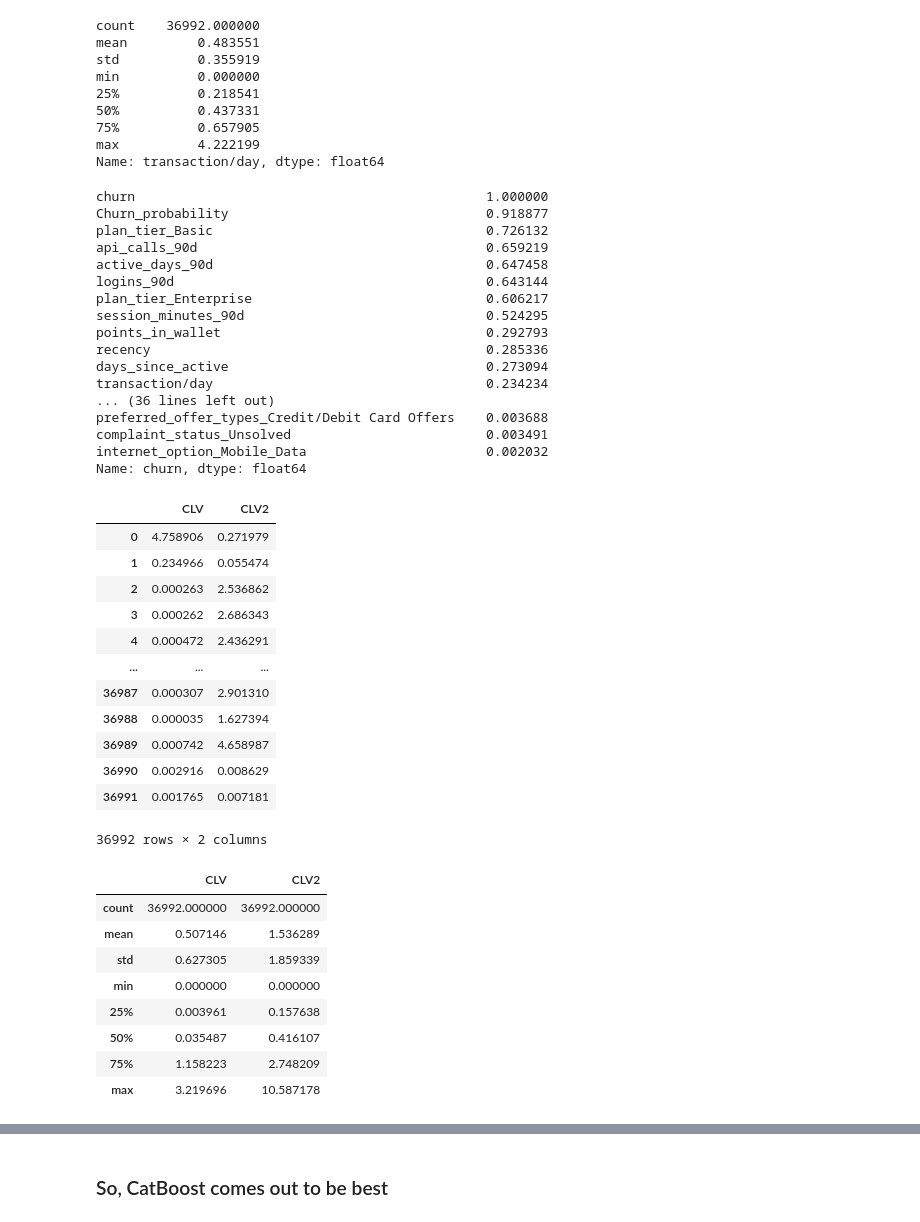
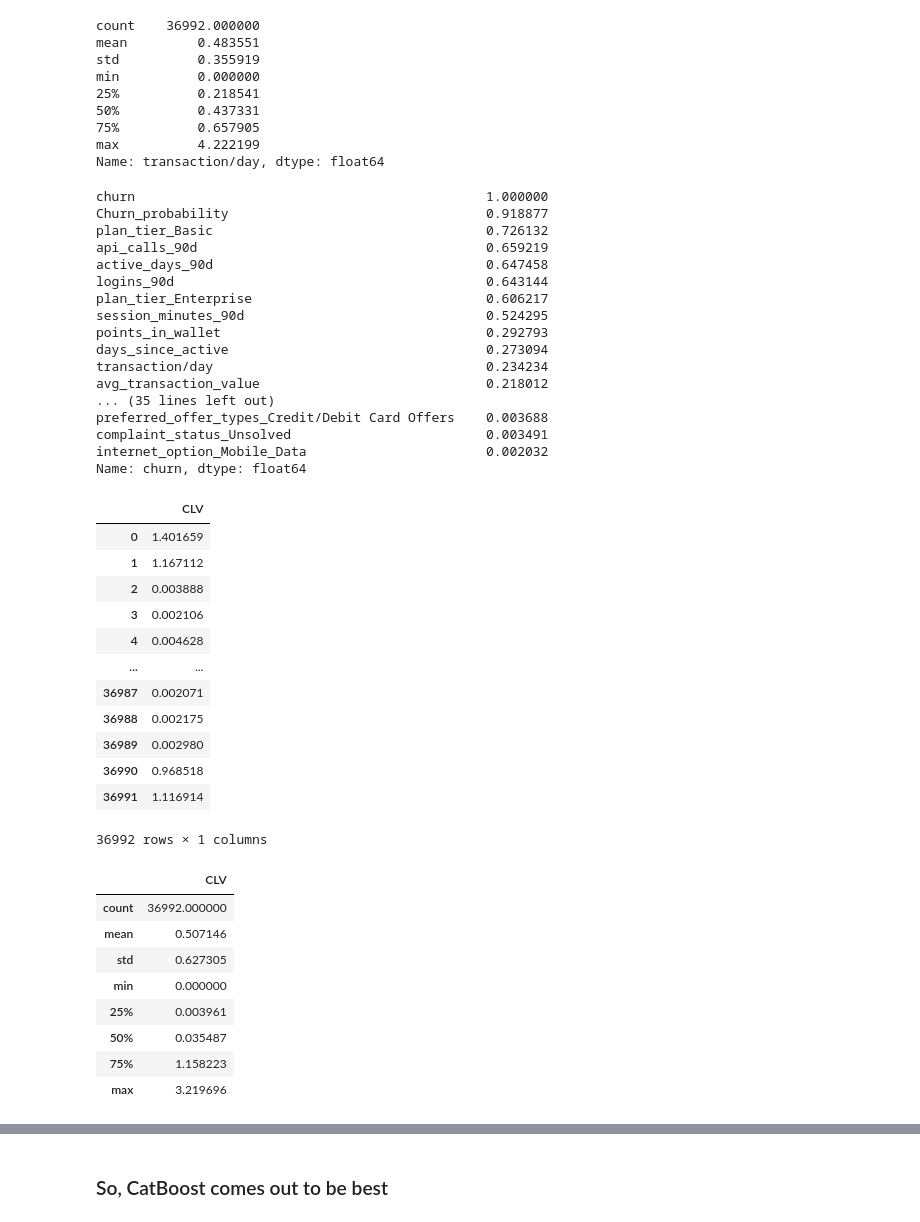
Before and after one commit to akshatsinha2027/Customer-360, a Jupyter notebook: Customer LifeTime Value.ipynb, the cells around one changed output, grey strips where cells are left out. Cells and saved outputs as stored; diff of their text form; code cells hidden in the pictures.

Commit message:
Uploading the Churn Classification & CLV ipynb

```diff
--- a/Customer LifeTime Value.ipynb
+++ b/Customer LifeTime Value.ipynb
@@ -71,5 +73,5 @@ Name: transaction/day, dtype: float64
 # %%
-abs(df_clv.drop(columns=['referral_id','security_no','CLV2','CLV']).corr()['churn']).sort_values(ascending=False)
+abs(df_clv.drop(columns=['referral_id','security_no','CLV']).corr()['churn']).sort_values(ascending=False)
 # %% [output]
 churn                                             1.000000
 Churn_probability                                 0.918877
@@ -80,10 +82,10 @@ logins_90d                                        0.643144
 plan_tier_Enterprise                              0.606217
 session_minutes_90d                               0.524295
 points_in_wallet                                  0.292793
-recency                                           0.285336
 days_since_active                                 0.273094
 transaction/day                                   0.234234
-... (36 lines left out)
+avg_transaction_value                             0.218012
+... (35 lines left out)
 preferred_offer_types_Credit/Debit Card Offers    0.003688
 complaint_status_Unsolved                         0.003491
 internet_option_Mobile_Data                       0.002032
@@ -93,31 +93,31 @@ df_clv['CLV']=(df_clv['avg_frequency_login_days']*df_clv['points_in_wallet']*df_
 # %%
 df_clv['recency']=1/(1+df_clv['days_since_active'])
 # %%
-df_clv[['CLV','CLV2']]
+df_clv[['CLV']]
 # %% [output]
-|  | CLV | CLV2 |
-| 0 | 4.758906 | 0.271979 |
-| 1 | 0.234966 | 0.055474 |
-| 2 | 0.000263 | 2.536862 |
-| 3 | 0.000262 | 2.686343 |
-| 4 | 0.000472 | 2.436291 |
-| ... | ... | ... |
-| 36987 | 0.000307 | 2.901310 |
-| 36988 | 0.000035 | 1.627394 |
-| 36989 | 0.000742 | 4.658987 |
-| 36990 | 0.002916 | 0.008629 |
-| 36991 | 0.001765 | 0.007181 |
+|  | CLV |
+| 0 | 1.401659 |
+| 1 | 1.167112 |
+| 2 | 0.003888 |
+| 3 | 0.002106 |
+| 4 | 0.004628 |
+| ... | ... |
+| 36987 | 0.002071 |
+| 36988 | 0.002175 |
+| 36989 | 0.002980 |
+| 36990 | 0.968518 |
+| 36991 | 1.116914 |
-36992 rows × 2 columns
+36992 rows × 1 columns
 # %%
-df_clv[['CLV','CLV2']].describe()
+df_clv[['CLV']].describe()
 # %% [output]
-|  | CLV | CLV2 |
-| count | 36992.000000 | 36992.000000 |
-| mean | 0.507146 | 1.536289 |
-| std | 0.627305 | 1.859339 |
-| min | 0.000000 | 0.000000 |
-| 25% | 0.003961 | 0.157638 |
-| 50% | 0.035487 | 0.416107 |
-| 75% | 1.158223 | 2.748209 |
-| max | 3.219696 | 10.587178 |
+|  | CLV |
+| count | 36992.000000 |
+| mean | 0.507146 |
+| std | 0.627305 |
+| min | 0.000000 |
+| 25% | 0.003961 |
+| 50% | 0.035487 |
+| 75% | 1.158223 |
+| max | 3.219696 |
 # %%
```
Also changed, not shown: parts of 7 cells of this notebook, 5 other files.
